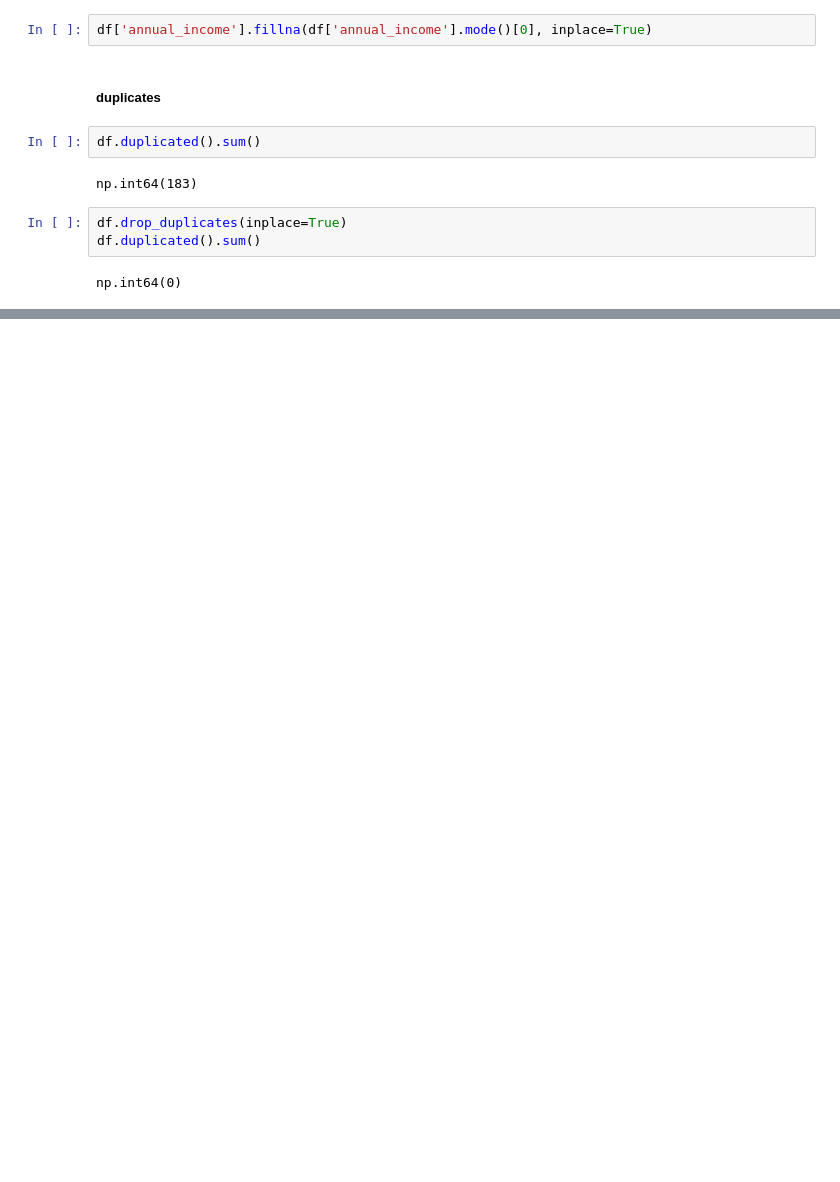
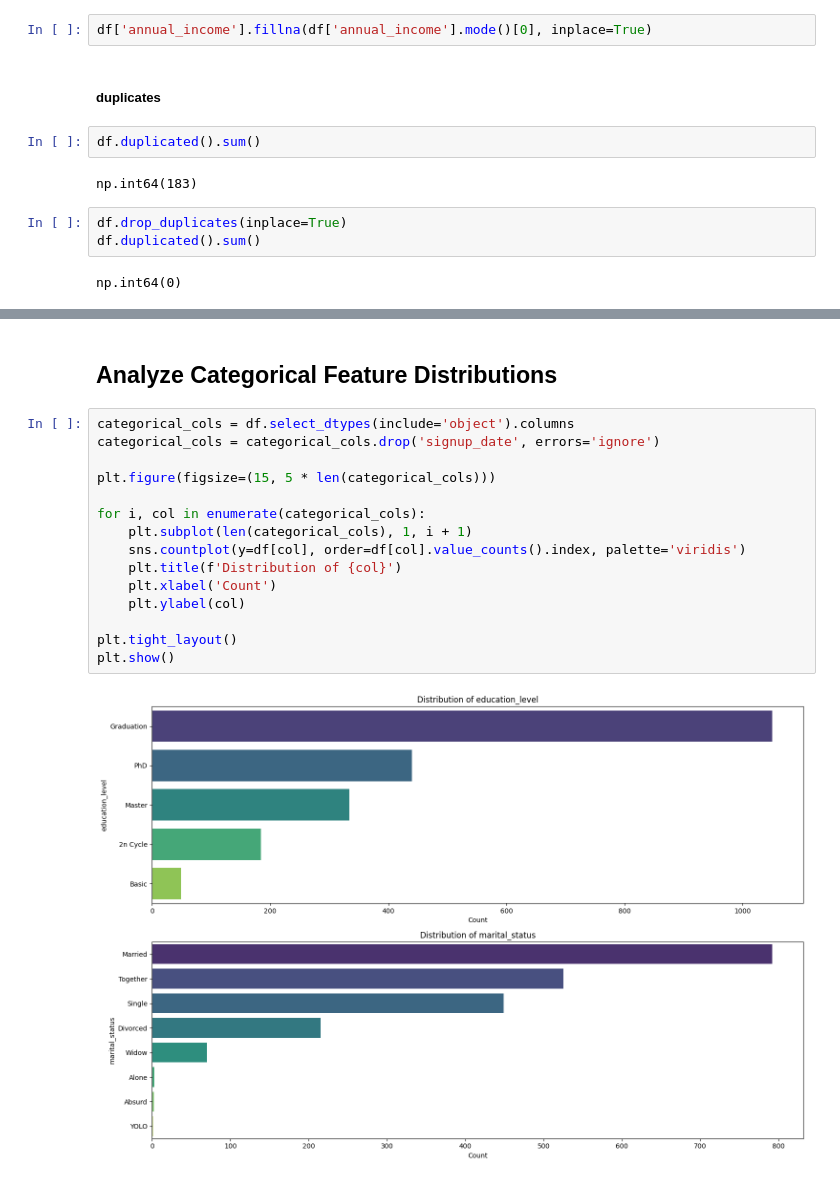
Before and after one commit to abdo-ghg/Retail-Buyer-Segmentation, a Jupyter notebook: project.ipynb, the cells around one changed output, grey strips where cells are left out. Saved outputs shown, nothing was run; the diff lists cells and outputs as text; blank space fills up the shorter version.

```diff
--- a/project.ipynb
+++ b/project.ipynb
@@ -160,0 +185,19 @@ np.int64(0)
+# %% [markdown]
+## Analyze Categorical Feature Distributions
+# %%
+categorical_cols = df.select_dtypes(include='object').columns
+categorical_cols = categorical_cols.drop('signup_date', errors='ignore')
+
+plt.figure(figsize=(15, 5 * len(categorical_cols)))
+
+for i, col in enumerate(categorical_cols):
+    plt.subplot(len(categorical_cols), 1, i + 1)
+    sns.countplot(y=df[col], order=df[col].value_counts().index, palette='viridis')
+    plt.title(f'Distribution of {col}')
+    plt.xlabel('Count')
+    plt.ylabel(col)
+
+plt.tight_layout()
+plt.show()
+# %% [output]
+[figure, added]
```
Also changed, not shown: parts of 14 cells of this notebook.
